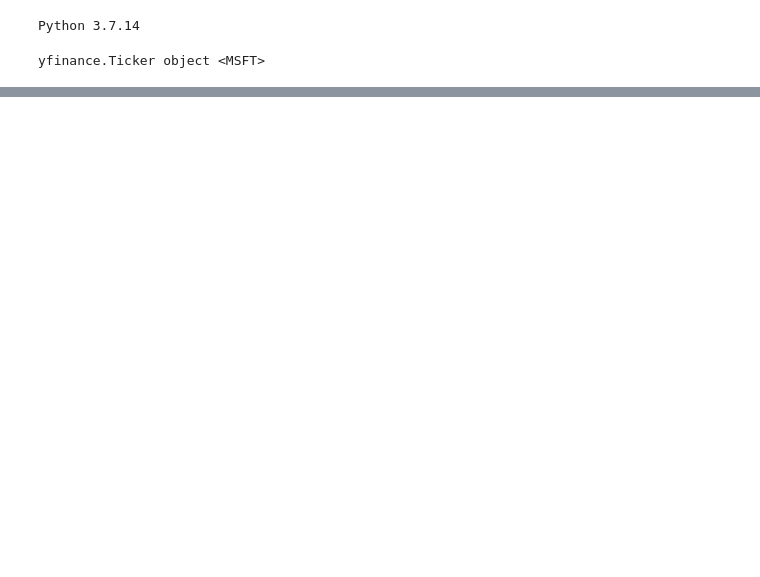
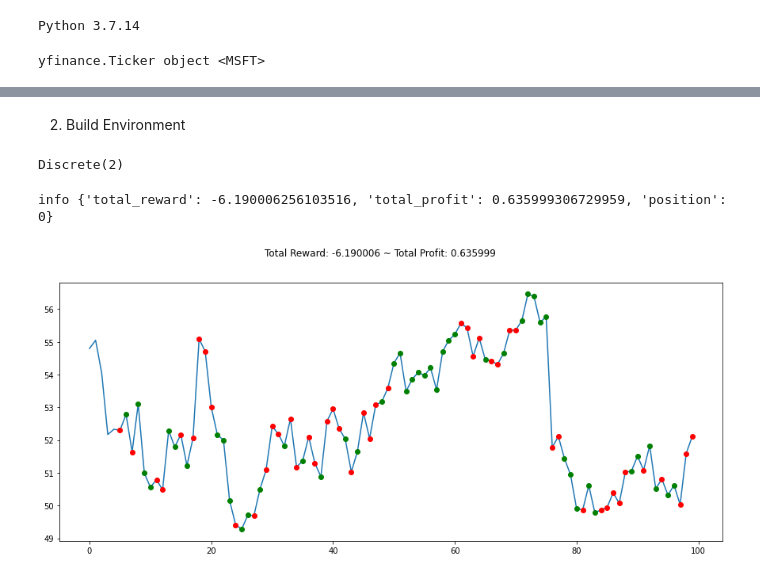
Before and after one commit to Shritej24c/Trading-Bot-RL, a Jupyter notebook: RL_Trading.ipynb, the cells around one changed output, grey strips where cells are left out. Cells and saved outputs as stored; diff of their text form; code cells hidden in the pictures; blank space fills up the shorter version.

```diff
--- a/RL_Trading.ipynb
+++ b/RL_Trading.ipynb
@@ -231,0 +234,3 @@ Checking commit status
+# %%
+df_msft = yf.download('MSFT', start = '2016-01-01', end = '2022-01-01')
+df_msft.head()
@@ -231,0 +271,3 @@ Checking commit status
+# %%
+df_msft['Date'] = pd.to_datetime(df_msft['Date'])
+df_msft.dtypes
@@ -231,0 +278,2 @@ Checking commit status
+# %%
+env = gym.make('stocks-v0', df=df_msft, frame_bound=(5,100), window_size=5)
@@ -231,0 +300,22 @@ Checking commit status
+# %% [markdown]
+2. Build Environment
+# %%
+env.action_space
+# %% [output]
+Discrete(2)
+# %%
+state = env.reset()
+while True:
+    action = env.action_space.sample()
+    n_state, reward, done, info = env.step(action)
+    if done:
+        print("info", info)
+        break
+
+plt.figure(figsize=(15,6))
+plt.cla()
+env.render_all()
+plt.show()
+# %% [output]
+info {'total_reward': -6.190006256103516, 'total_profit': 0.635999306729959, 'position': 0}
+[figure, added]
```
Also changed, not shown: parts of 19 cells of this notebook.
